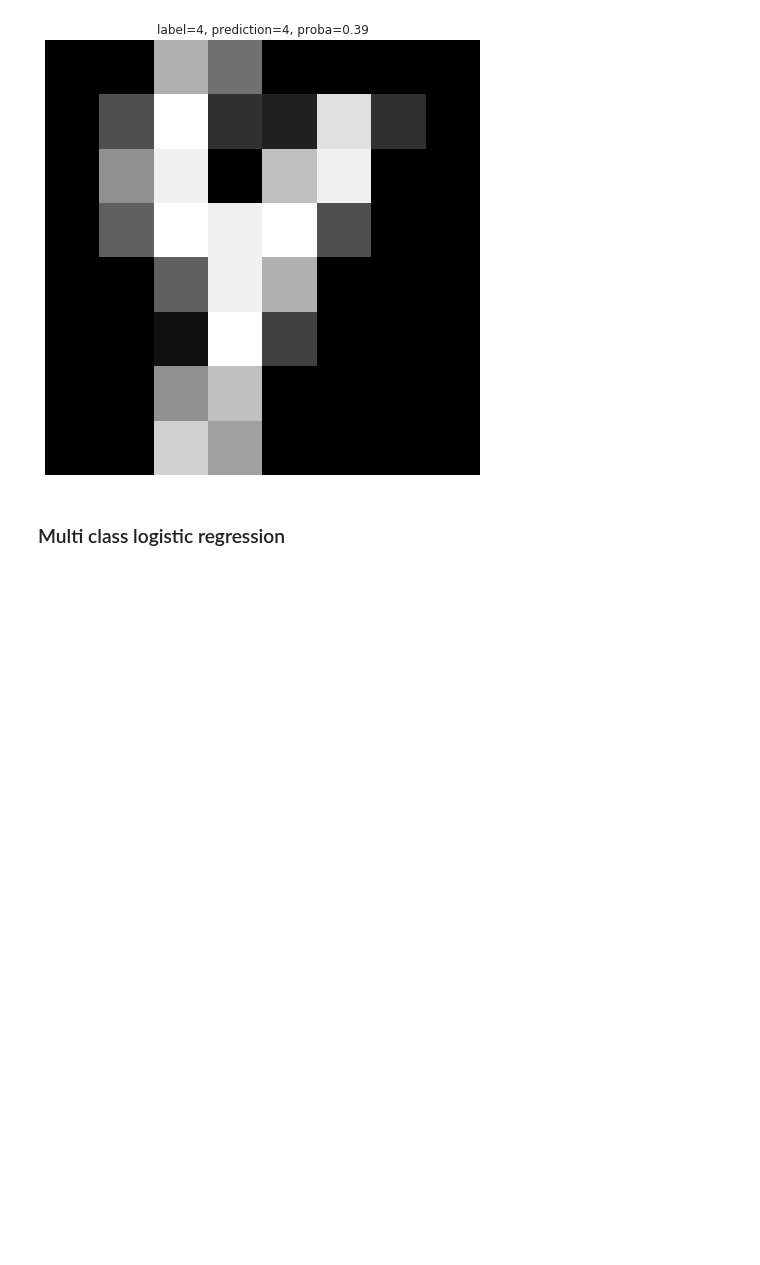
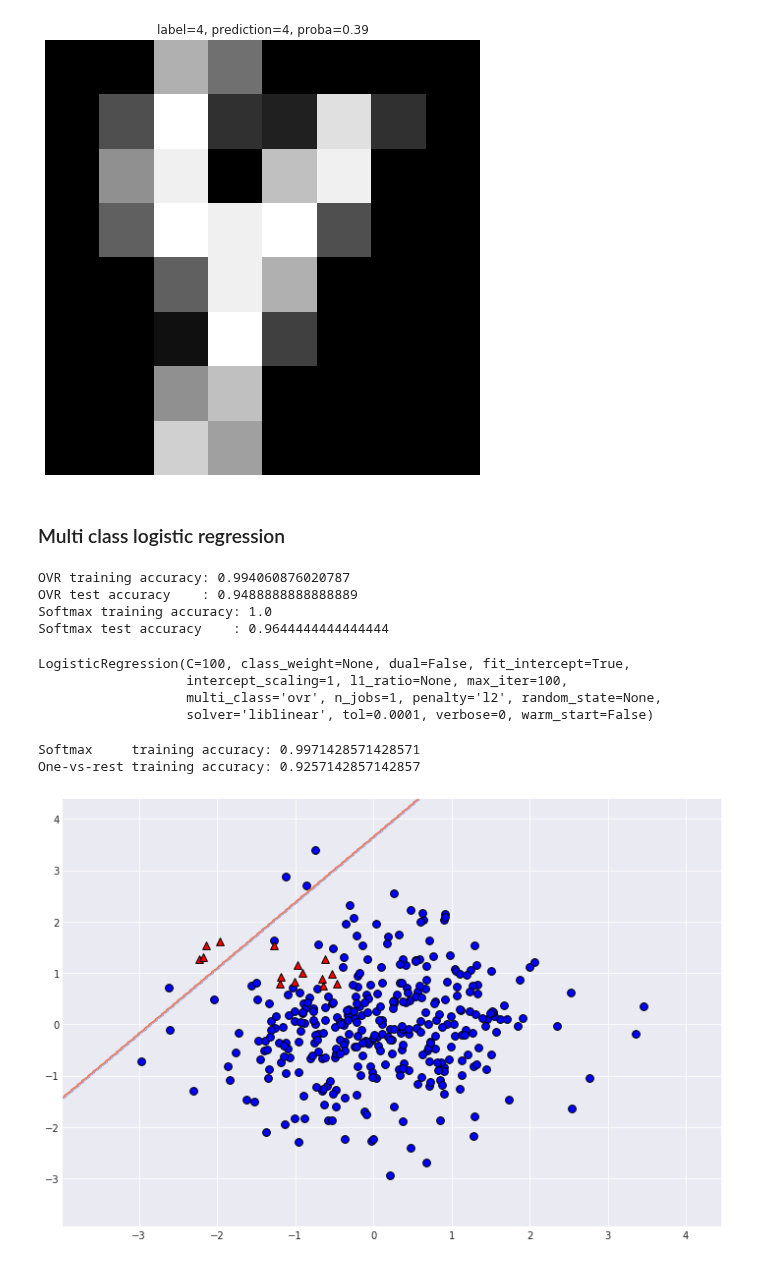
Before and after one commit to MikSm1th/datacamp_notes, a Jupyter notebook: linear_class/Chap3.ipynb, the cells around one changed output. Saved outputs shown, nothing was run; the diff lists cells and outputs as text; code cells hidden in the pictures; blank space fills up the shorter version.

```diff
--- a/linear_class/Chap3.ipynb
+++ b/linear_class/Chap3.ipynb
@@ -176,0 +179,21 @@ show_digit(proba_inds[0], lr)
+# %%
+# Fit one-vs-rest logistic regression classifier
+lr_ovr = LogisticRegression()
+lr_ovr.fit(X_train, y_train)
+
+print("OVR training accuracy:", lr_ovr.score(X_train, y_train))
+print("OVR test accuracy    :", lr_ovr.score(X_test, y_test))
+
+# Fit softmax classifier
+lr_mn = LogisticRegression(
+            multi_class='multinomial',
+            solver='lbfgs')
+lr_mn.fit(X_train, y_train)
+
+print("Softmax training accuracy:", lr_mn.score(X_train, y_train))
+print("Softmax test accuracy    :", lr_mn.score(X_test, y_test))
+# %% [output]
+OVR training accuracy: 0.994060876020787
+OVR test accuracy    : 0.9488888888888889
+Softmax training accuracy: 1.0
+Softmax test accuracy    : 0.9644444444444444
@@ -176,0 +725,36 @@ show_digit(proba_inds[0], lr)
+# %%
+X_train, X_test, y_train, y_test = train_test_split(X, y, test_size=0.3, random_state=42)
+#?train_test_split
+# %%
+lr_mn = LogisticRegression(C=100, class_weight=None, dual=False, fit_intercept=True,
+          intercept_scaling=1, max_iter=100, multi_class='multinomial',
+          n_jobs=1, penalty='l2', random_state=None, solver='lbfgs',
+          tol=0.0001, verbose=0, warm_start=False)
+
+lr_ovr = LogisticRegression(C=100, class_weight=None, dual=False, fit_intercept=True,
+          intercept_scaling=1, max_iter=100, multi_class='ovr', n_jobs=1,
+          penalty='l2', random_state=None, solver='liblinear', tol=0.0001,
+          verbose=0, warm_start=False)
+
+lr_mn.fit(X_train, y_train)
+lr_ovr.fit(X_train, y_train)
+# %% [output]
+LogisticRegression(C=100, class_weight=None, dual=False, fit_intercept=True,
+                   intercept_scaling=1, l1_ratio=None, max_iter=100,
+                   multi_class='ovr', n_jobs=1, penalty='l2', random_state=None,
+                   solver='liblinear', tol=0.0001, verbose=0, warm_start=False)
+# %%
+# Print training accuracies
+print("Softmax     training accuracy:", lr_mn.score(X_train, y_train))
+print("One-vs-rest training accuracy:", lr_ovr.score(X_train, y_train))
+
+# Create the binary classifier (class 1 vs. rest)
+lr_class_1 = LogisticRegression(C=100)
+lr_class_1.fit(X_train, y_train==1)
+
+# Plot the binary classifier (class 1 vs. rest)
+dc.plot_classifier(X_train, y_train==1, lr_class_1)
+# %% [output]
+Softmax     training accuracy: 0.9971428571428571
+One-vs-rest training accuracy: 0.9257142857142857
+[figure, added]
```
Also changed, not shown: parts of 7 cells of this notebook, 3 other files.
